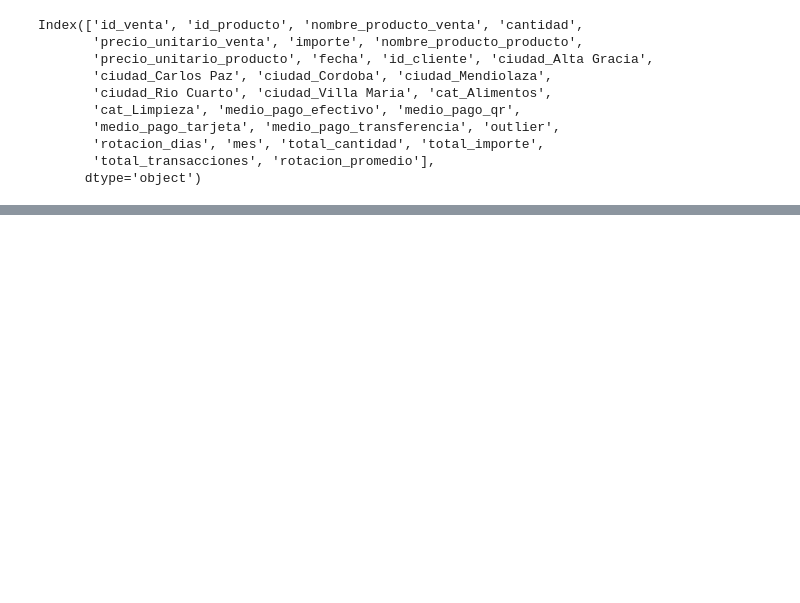
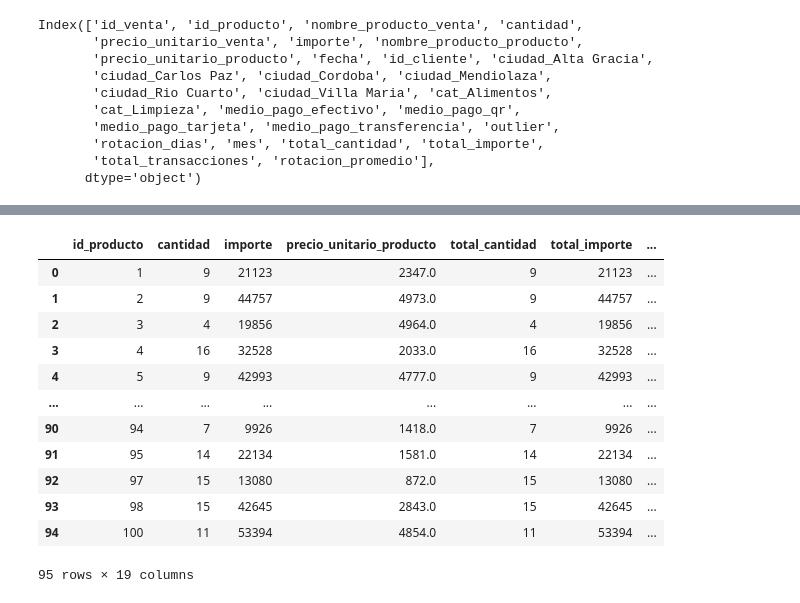
Before and after one commit to renatobenavides/Nombre-Proyecto-Arelion, a Jupyter notebook: sprint3.ipynb, the cells around one changed output, grey strips where cells are left out. Cells and saved outputs as stored; diff of their text form; code cells hidden in the pictures; blank space fills up the shorter version.

```diff
--- a/sprint3.ipynb
+++ b/sprint3.ipynb
@@ -33,0 +56,40 @@ df['frecuencia_compra_mensual'] = df['total_transacciones'] / df['mes'].nunique(
+# %%
+dummy_cols = [
+    'ciudad_Alta Gracia', 'ciudad_Carlos Paz', 'ciudad_Cordoba',
+    'ciudad_Mendiolaza', 'ciudad_Rio Cuarto', 'ciudad_Villa Maria',
+    'cat_Alimentos', 'cat_Limpieza',
+    'medio_pago_efectivo', 'medio_pago_qr',
+    'medio_pago_tarjeta', 'medio_pago_transferencia'
+]
+# %%
+df_prod = df_clean.groupby('id_producto').agg({
+    'cantidad': 'sum',
+    'importe': 'sum',
+    'precio_unitario_producto': 'mean',
+    'total_cantidad': 'max',
+    'total_importe': 'max',
+    'total_transacciones': 'max',
+    **{col: 'sum' for col in dummy_cols}
+}).reset_index()
+# %%
+umbral = df_prod['total_transacciones'].median()
+
+df_prod['baja_rotacion'] = (df_prod['total_transacciones'] < umbral).astype(int)
+# %%
+df_prod = df_prod.drop(columns=['total_transacciones'])
+# %%
+df_prod
+# %% [output]
+|  | id_producto | cantidad | importe | precio_unitario_producto | total_cantidad | total_importe | ... |
+| 0 | 1 | 9 | 21123 | 2347.0 | 9 | 21123 | ... |
+| 1 | 2 | 9 | 44757 | 4973.0 | 9 | 44757 | ... |
+| 2 | 3 | 4 | 19856 | 4964.0 | 4 | 19856 | ... |
+| 3 | 4 | 16 | 32528 | 2033.0 | 16 | 32528 | ... |
+| 4 | 5 | 9 | 42993 | 4777.0 | 9 | 42993 | ... |
+| ... | ... | ... | ... | ... | ... | ... | ... |
+| 90 | 94 | 7 | 9926 | 1418.0 | 7 | 9926 | ... |
+| 91 | 95 | 14 | 22134 | 1581.0 | 14 | 22134 | ... |
+| 92 | 97 | 15 | 13080 | 872.0 | 15 | 13080 | ... |
+| 93 | 98 | 15 | 42645 | 2843.0 | 15 | 42645 | ... |
+| 94 | 100 | 11 | 53394 | 4854.0 | 11 | 53394 | ... |
+95 rows × 19 columns
```
Also changed, not shown: parts of 14 cells of this notebook.
